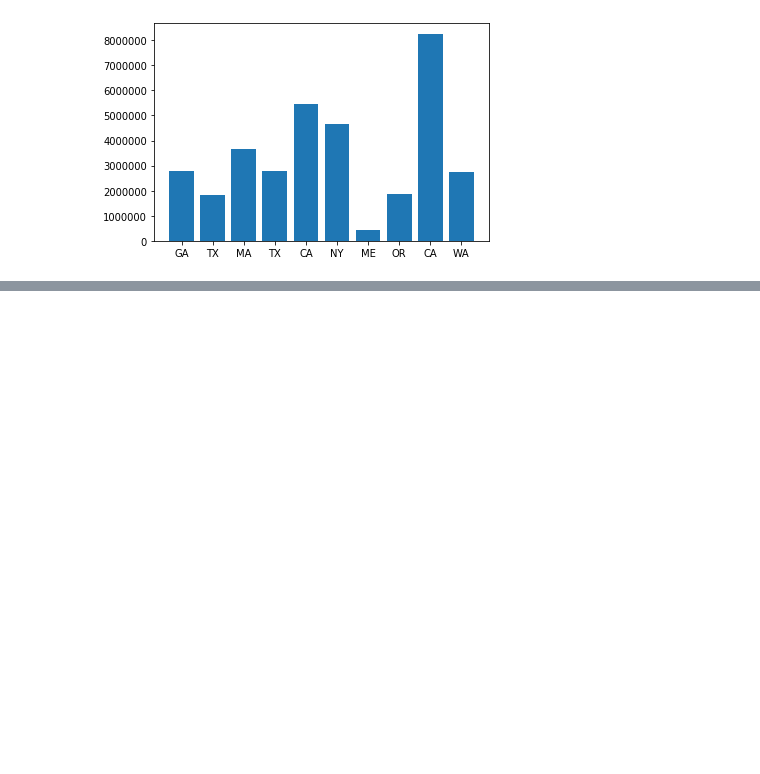
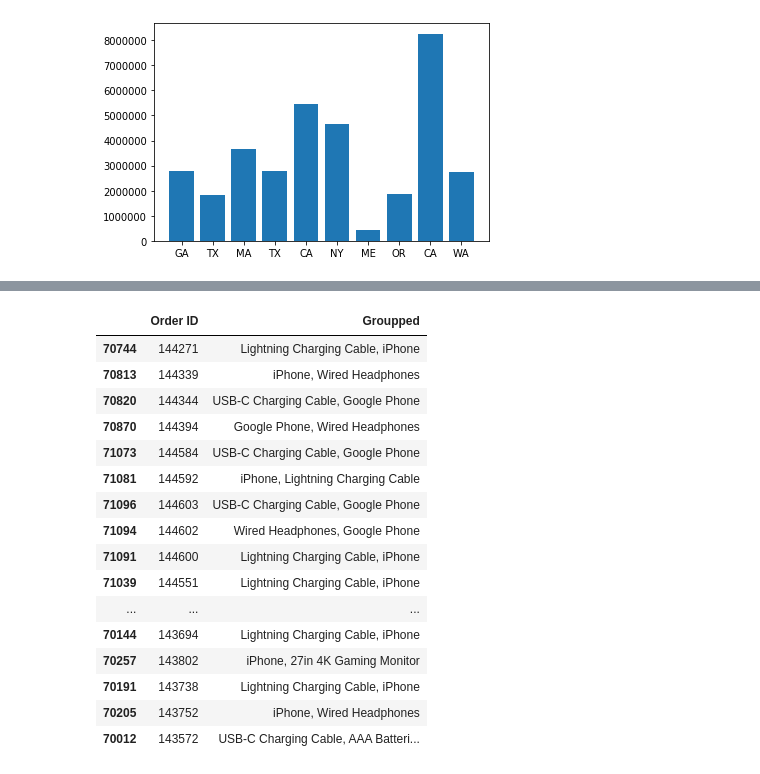
Before and after one commit to thaivu93/DataScience, a Jupyter notebook: analysis.ipynb, the cells around one changed output, grey strips where cells are left out. Drawn from its saved outputs; the diff is of its cells as text; code cells hidden in the pictures; blank space fills up the shorter version.

```diff
--- a/analysis.ipynb
+++ b/analysis.ipynb
@@ -141,0 +190,25 @@ plt.show()
+# %%
+newDF = df[df["Order ID"].duplicated(keep=False)]
+newDF["Groupped"] = newDF.groupby("Order ID")["Product"].transform(lambda x: ', '.join(x))
+
+newDF = newDF[["Order ID", "Groupped"]].drop_duplicates()
+# %%
+newDF.head(30)
+# %% [output]
+|  | Order ID | Groupped |
+| 70744 | 144271 | Lightning Charging Cable, iPhone |
+| 70813 | 144339 | iPhone, Wired Headphones |
+| 70820 | 144344 | USB-C Charging Cable, Google Phone |
+| 70870 | 144394 | Google Phone, Wired Headphones |
+| 71073 | 144584 | USB-C Charging Cable, Google Phone |
+| 71081 | 144592 | iPhone, Lightning Charging Cable |
+| 71096 | 144603 | USB-C Charging Cable, Google Phone |
+| 71094 | 144602 | Wired Headphones, Google Phone |
+| 71091 | 144600 | Lightning Charging Cable, iPhone |
+| 71039 | 144551 | Lightning Charging Cable, iPhone |
+| ... | ... | ... |
+| 70144 | 143694 | Lightning Charging Cable, iPhone |
+| 70257 | 143802 | iPhone, 27in 4K Gaming Monitor |
+| 70191 | 143738 | Lightning Charging Cable, iPhone |
+| 70205 | 143752 | iPhone, Wired Headphones |
+| 70012 | 143572 | USB-C Charging Cable, AAA Batteri... |
```
Also changed, not shown: parts of 9 cells of this notebook.
